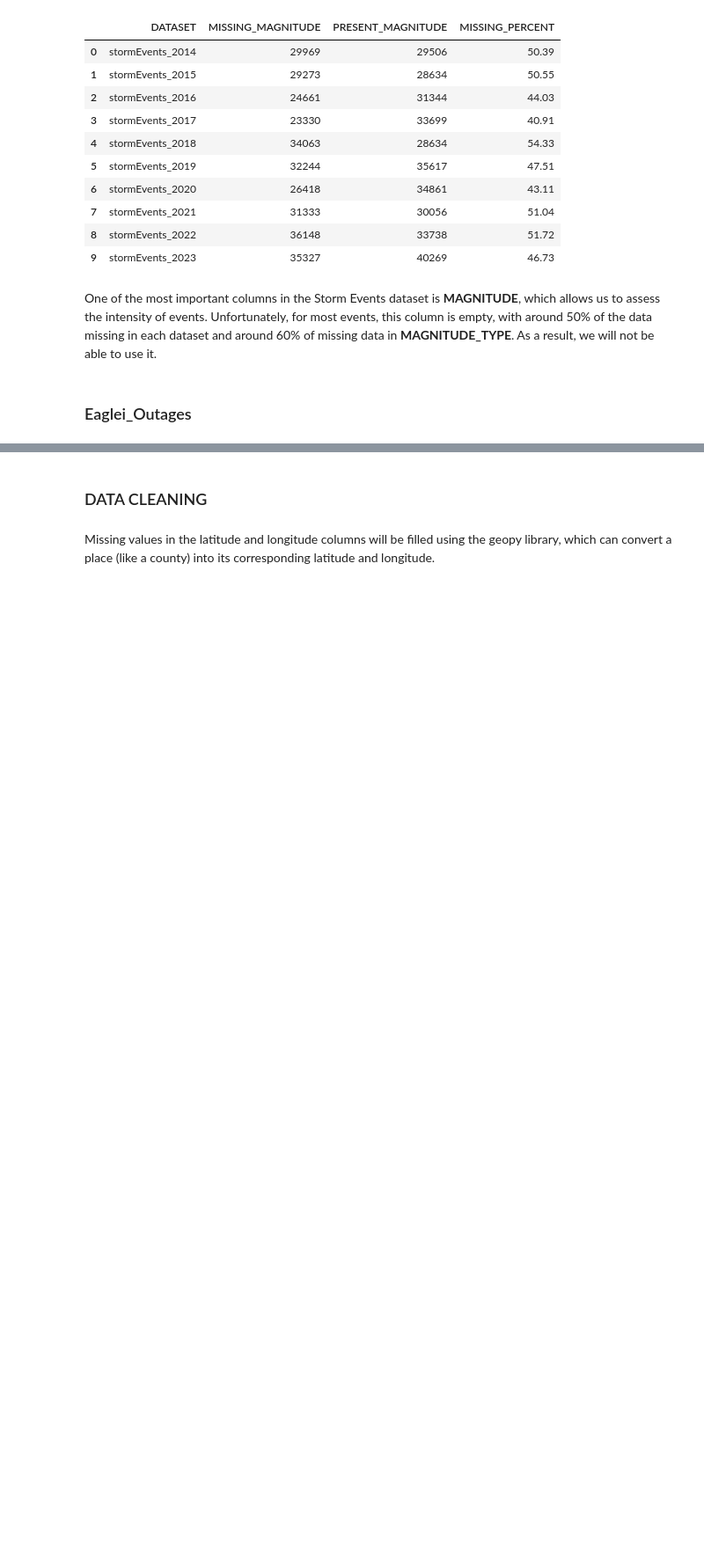
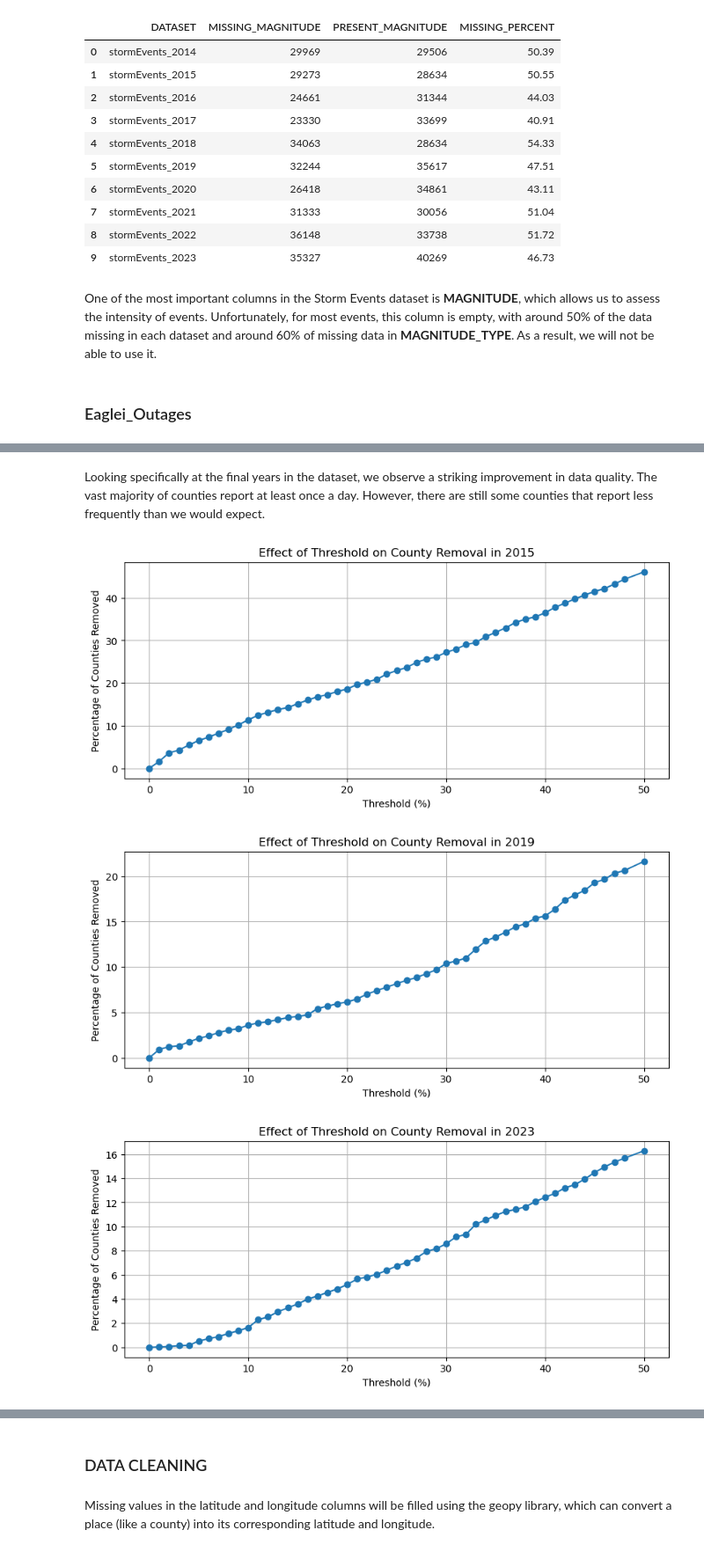
Before and after one commit to kwiatkowskaa/PowerOutage_Prediction, a Jupyter notebook: notebooks/02_feature_engineering.ipynb, the cells around one changed output, grey strips where cells are left out. Shown at 88% size. Cells and saved outputs as stored; diff of their text form; code cells hidden in the pictures; blank space fills up the shorter version.

```diff
--- a/notebooks/02_feature_engineering.ipynb
+++ b/notebooks/02_feature_engineering.ipynb
@@ -124,0 +132,12 @@ Min percent_out: 2.6577366714505926e-05
+# %% [markdown]
+Looking specifically at the final years in the dataset, we observe a striking improvement in data quality. The vast majority of counties report at least once a day. However, there are still some counties that report less frequently than we would expect.
+# %%
+expected_reports = 365
+thresholds = np.linspace(0, 50, 50, dtype=int)
+plot_removal_effect(outages_dfs_agg[1], 'date', expected_reports, thresholds)
+plot_removal_effect(outages_dfs_agg[5], 'date', expected_reports, thresholds)
+plot_removal_effect(outages_dfs_agg[9], 'date', expected_reports, thresholds)
+# %% [output]
+[figure, added]
+[figure, added]
+[figure, added]
```
Also changed, not shown: parts of 19 cells of this notebook, 1 other file.
